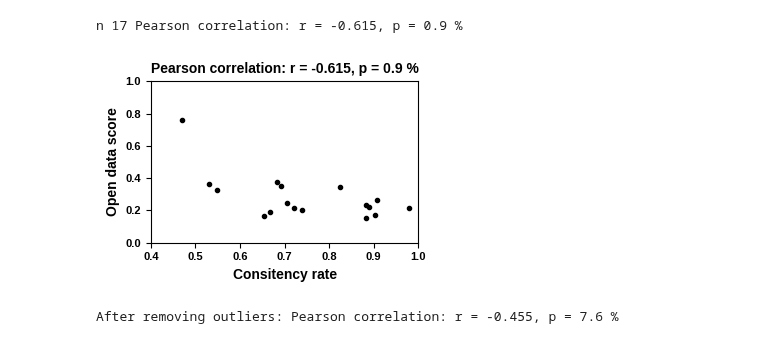
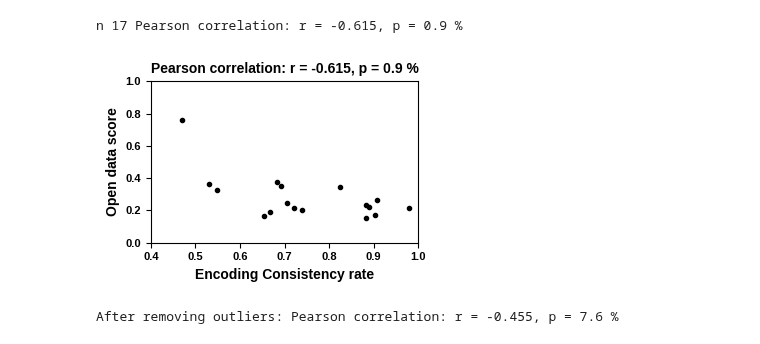
Before and after one commit to daemoncost/Journal-Research-Data-Policy, a Jupyter notebook: notebooks/exploration/analysis_policy_vs_consistency.ipynb, the cells around one changed output. Cells and saved outputs as stored; diff of their text form; code cells hidden in the pictures.

Commit message:
fix policy vs consistency x axis

```diff
--- a/notebooks/exploration/analysis_policy_vs_consistency.ipynb
+++ b/notebooks/exploration/analysis_policy_vs_consistency.ipynb
@@ -128,17 +128,17 @@ df.to_csv('../../data/processed/policy_vs_consitency.csv', index=False)
 # %%
 fig = plt.figure(figsize=(3.5, 2.5))
 
 plt.plot(inconsitency_list, score_list, ".k")
 plt.title(f"Pearson correlation: r = {r:.3f}, p = {p_value*100:.1f} %")
-plt.xlabel("Consitency rate")
+plt.xlabel("Encoding Consistency rate")
 plt.ylabel("Open data score")
 plt.xlim((0.4, 1.0))
 plt.ylim((0.0, 1.0))
 plt.tight_layout()
 
-fig.savefig("../../data/processed/policy_vs_consitency.pdf")
+fig.savefig("../../data/processed/policy_vs_consistency.pdf")
 # %% [output]
-[figure, old version]
+[figure, new version]
 # %%
 #remove outliers and recalculate Pearson correlation coefficient
 inconsitency_list_filtered = []
```
Also changed, not shown: 4 other files.
